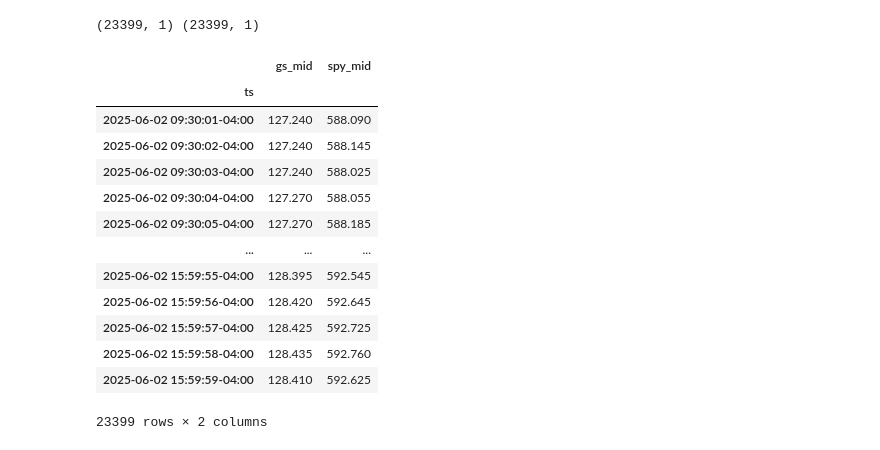
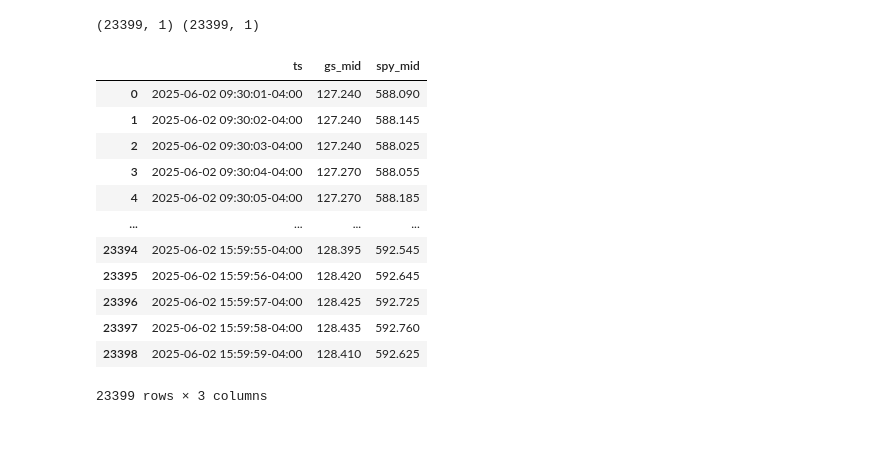
Before and after one commit to choijaewon959/Microstructure-driven-alpha-engine, a Jupyter notebook: analysis/anlaysis.ipynb, the cells around one changed output. Saved outputs shown, nothing was run; the diff lists cells and outputs as text; code cells hidden in the pictures.

```diff
--- a/analysis/anlaysis.ipynb
+++ b/analysis/anlaysis.ipynb
@@ -326,20 +326,20 @@ df.rename(columns={'q_mid': 'gs_mid'}, inplace=True)
 df_market.rename(columns={'q_mid': 'spy_mid'}, inplace=True)
 # %%
 df_merged = df.join(df_market, how='left')
+df_merged.reset_index(inplace=True)
 df_merged
 # %% [output]
-|  | gs_mid | spy_mid |
-| ts |  |  |
-| 2025-06-02 09:30:01-04:00 | 127.240 | 588.090 |
-| 2025-06-02 09:30:02-04:00 | 127.240 | 588.145 |
-| 2025-06-02 09:30:03-04:00 | 127.240 | 588.025 |
-| 2025-06-02 09:30:04-04:00 | 127.270 | 588.055 |
-| 2025-06-02 09:30:05-04:00 | 127.270 | 588.185 |
-| ... | ... | ... |
-| 2025-06-02 15:59:55-04:00 | 128.395 | 592.545 |
-| 2025-06-02 15:59:56-04:00 | 128.420 | 592.645 |
-| 2025-06-02 15:59:57-04:00 | 128.425 | 592.725 |
-| 2025-06-02 15:59:58-04:00 | 128.435 | 592.760 |
-| 2025-06-02 15:59:59-04:00 | 128.410 | 592.625 |
+|  | ts | gs_mid | spy_mid |
+| 0 | 2025-06-02 09:30:01-04:00 | 127.240 | 588.090 |
+| 1 | 2025-06-02 09:30:02-04:00 | 127.240 | 588.145 |
+| 2 | 2025-06-02 09:30:03-04:00 | 127.240 | 588.025 |
+| 3 | 2025-06-02 09:30:04-04:00 | 127.270 | 588.055 |
+| 4 | 2025-06-02 09:30:05-04:00 | 127.270 | 588.185 |
+| ... | ... | ... | ... |
+| 23394 | 2025-06-02 15:59:55-04:00 | 128.395 | 592.545 |
+| 23395 | 2025-06-02 15:59:56-04:00 | 128.420 | 592.645 |
+| 23396 | 2025-06-02 15:59:57-04:00 | 128.425 | 592.725 |
+| 23397 | 2025-06-02 15:59:58-04:00 | 128.435 | 592.760 |
+| 23398 | 2025-06-02 15:59:59-04:00 | 128.410 | 592.625 |
-23399 rows × 2 columns
+23399 rows × 3 columns
 # %%
```
Also changed, not shown: parts of 3 cells of this notebook, 3 other files.
